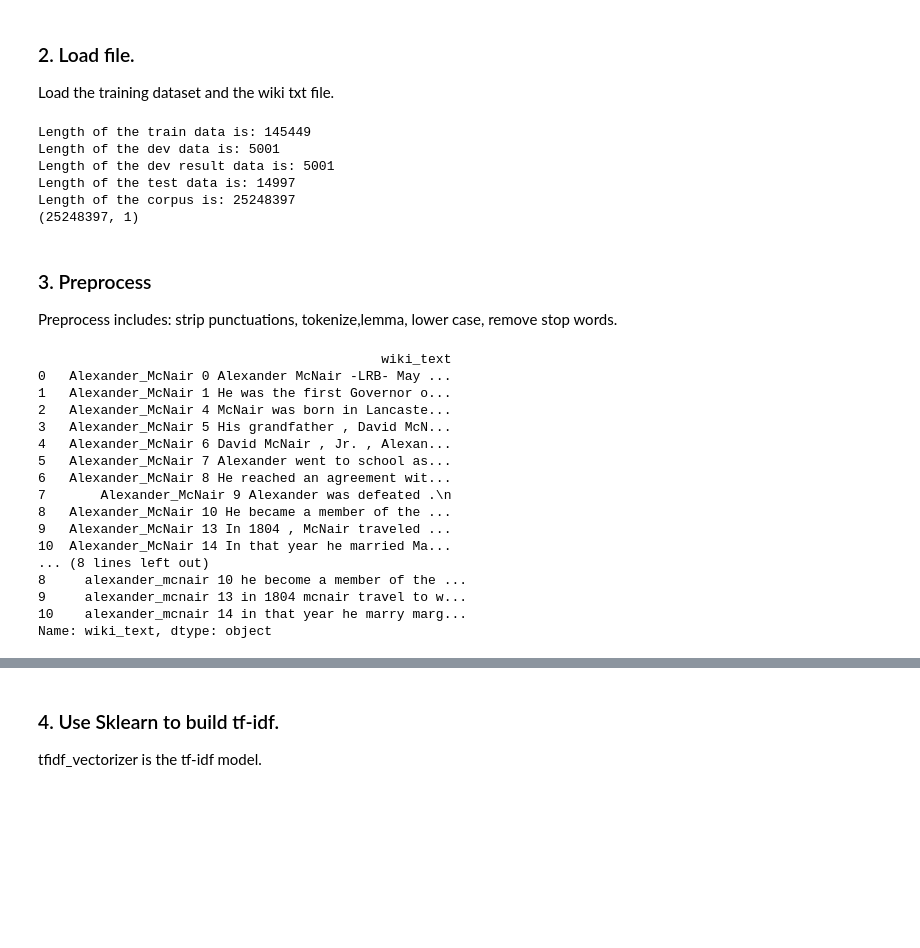
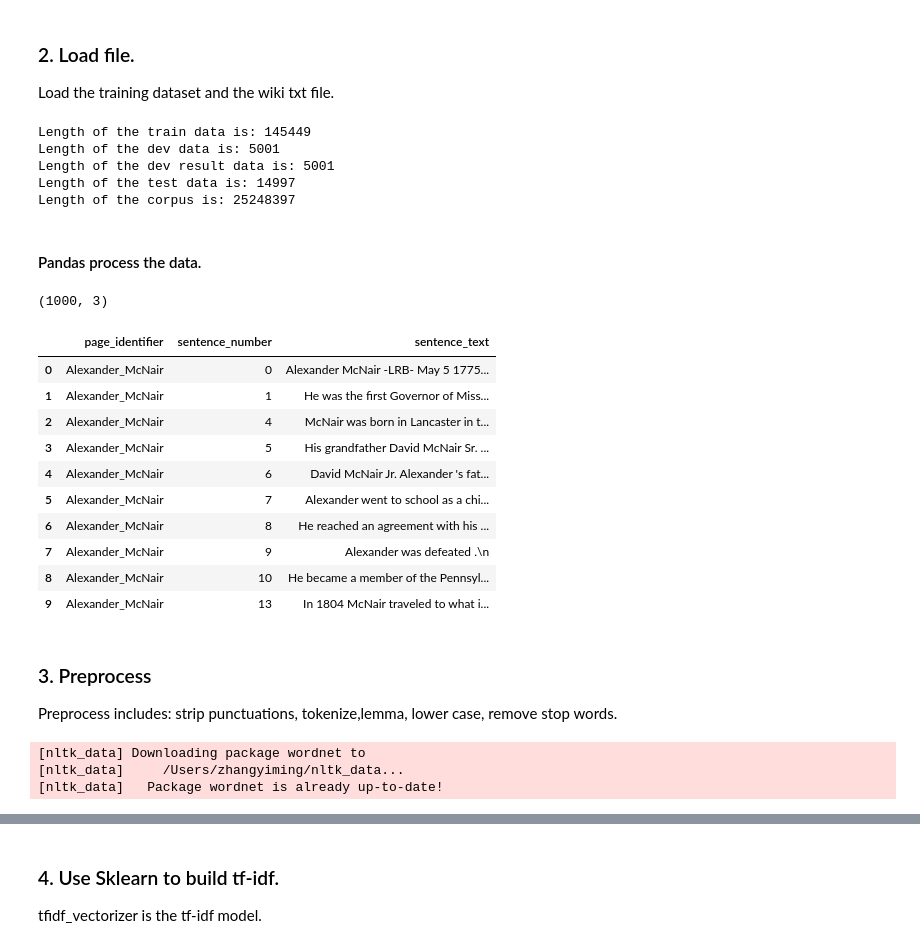
Before and after one commit to yiming95/AutomaticFactVerification, a Jupyter notebook: Information_Retrieval_Project.ipynb, the cells around one changed output, grey strips where cells are left out. Cells and saved outputs as stored; diff of their text form; code cells hidden in the pictures; blank space fills up the shorter version.

```diff
--- a/Information_Retrieval_Project.ipynb
+++ b/Information_Retrieval_Project.ipynb
@@ -54,22 +54,47 @@ def loadfile(folder):
     return corpus
 corpus = loadfile("wiki-pages-text")
 print("Length of the corpus is: " + str(len(corpus)))
-
-corpus_df = pd.DataFrame(corpus)
-print(corpus_df.shape)
 # %% [output]
 Length of the train data is: 145449
 Length of the dev data is: 5001
 Length of the dev result data is: 5001
 Length of the test data is: 14997
 Length of the corpus is: 25248397
-(25248397, 1)
+# %% [markdown]
+#### Pandas process the data.
+# %%
+corpus_df = pd.DataFrame(corpus[:1000])
+corpus_df.columns = ['text']
+
+corpus_df['page_identifier'] = corpus_df.text.apply(lambda x: x.split(' ')[0])
+corpus_df['sentence_number'] = corpus_df.text.apply(lambda x: x.split(' ')[1])
+corpus_df['sentence_text'] = corpus_df.text.apply(lambda x: x.split(' ')[2:])
+corpus_df['sentence_text'] = [','.join(map(str, l)) for l in corpus_df['sentence_text']]
+corpus_df["sentence_text"] = corpus_df['sentence_text'].str.replace(',',' ')
+corpus_df = corpus_df.drop('text', 1)
+
+print(corpus_df.shape)
+corpus_df.head(10)
+# %% [output]
+(1000, 3)
+|  | page_identifier | sentence_number | sentence_text |
+| 0 | Alexander_McNair | 0 | Alexander McNair -LRB- May 5 1775... |
+| 1 | Alexander_McNair | 1 | He was the first Governor of Miss... |
+| 2 | Alexander_McNair | 4 | McNair was born in Lancaster in t... |
+| 3 | Alexander_McNair | 5 | His grandfather David McNair Sr. ... |
+| 4 | Alexander_McNair | 6 | David McNair Jr. Alexander 's fat... |
+| 5 | Alexander_McNair | 7 | Alexander went to school as a chi... |
+| 6 | Alexander_McNair | 8 | He reached an agreement with his ... |
+| 7 | Alexander_McNair | 9 | Alexander was defeated .\n |
+| 8 | Alexander_McNair | 10 | He became a member of the Pennsyl... |
+| 9 | Alexander_McNair | 13 | In 1804 McNair traveled to what i... |
 # %% [markdown]
 ### 3. Preprocess
 
 Preprocess includes: strip punctuations, tokenize,lemma, lower case, remove stop words.
 # %%
 import nltk
+
 tokenizer = nltk.tokenize.RegexpTokenizer(r'\w+')
 lemmatizer = nltk.stem.WordNetLemmatizer()
 
@@ -91,30 +116,9 @@ def pre_process(comment) -> str:
     return processed_comment
 
 def process_dataset(dataset: pd.DataFrame) -> pd.DataFrame:
-    processed_corpus = dataset['wiki_text'].apply(lambda text: pre_process(text))
+    processed_corpus = dataset['sentence_text'].apply(lambda text: pre_process(text))
     return processed_corpus
-
-corpus_df.columns = ['wiki_text']
-print(corpus_df.loc[:10])
-
-processed_corpus_df = process_dataset(corpus_df.loc[:2000])
-processed_corpus_df.to_pickle("./processed_corpus.pkl")
-print(processed_corpus_df.loc[:10])
 # %% [output]
-                                            wiki_text
-0   Alexander_McNair 0 Alexander McNair -LRB- May ...
-1   Alexander_McNair 1 He was the first Governor o...
-2   Alexander_McNair 4 McNair was born in Lancaste...
-3   Alexander_McNair 5 His grandfather , David McN...
-4   Alexander_McNair 6 David McNair , Jr. , Alexan...
-5   Alexander_McNair 7 Alexander went to school as...
-6   Alexander_McNair 8 He reached an agreement wit...
-7       Alexander_McNair 9 Alexander was defeated .\n
-8   Alexander_McNair 10 He became a member of the ...
-9   Alexander_McNair 13 In 1804 , McNair traveled ...
-10  Alexander_McNair 14 In that year he married Ma...
-... (8 lines left out)
-8     alexander_mcnair 10 he become a member of the ...
-9     alexander_mcnair 13 in 1804 mcnair travel to w...
-10    alexander_mcnair 14 in that year he marry marg...
-Name: wiki_text, dtype: object
+[nltk_data] Downloading package wordnet to
+[nltk_data]     /Users/zhangyiming/nltk_data...
+[nltk_data]   Package wordnet is already up-to-date!
```
Also changed, not shown: parts of 11 cells of this notebook, 3 other files.
